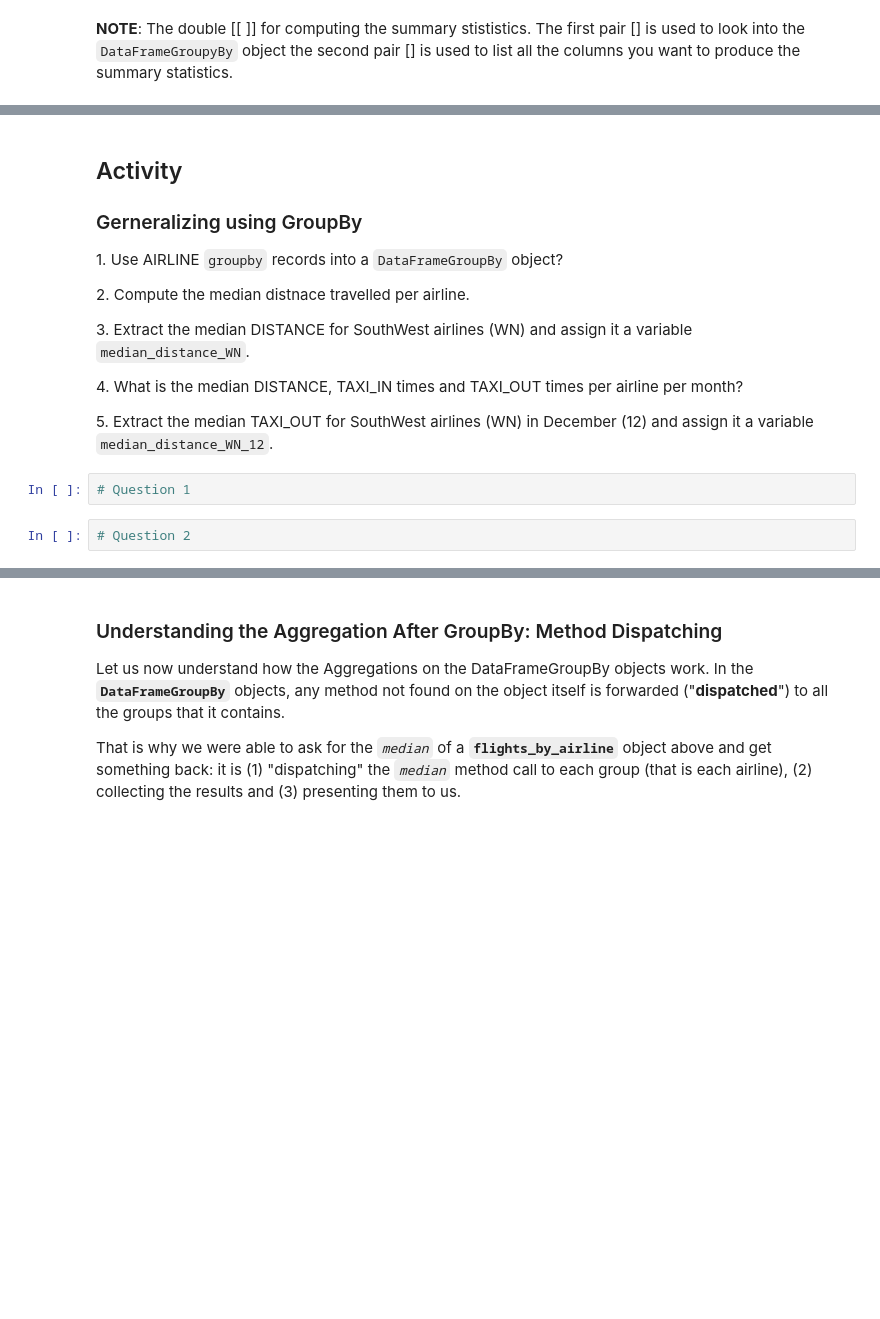
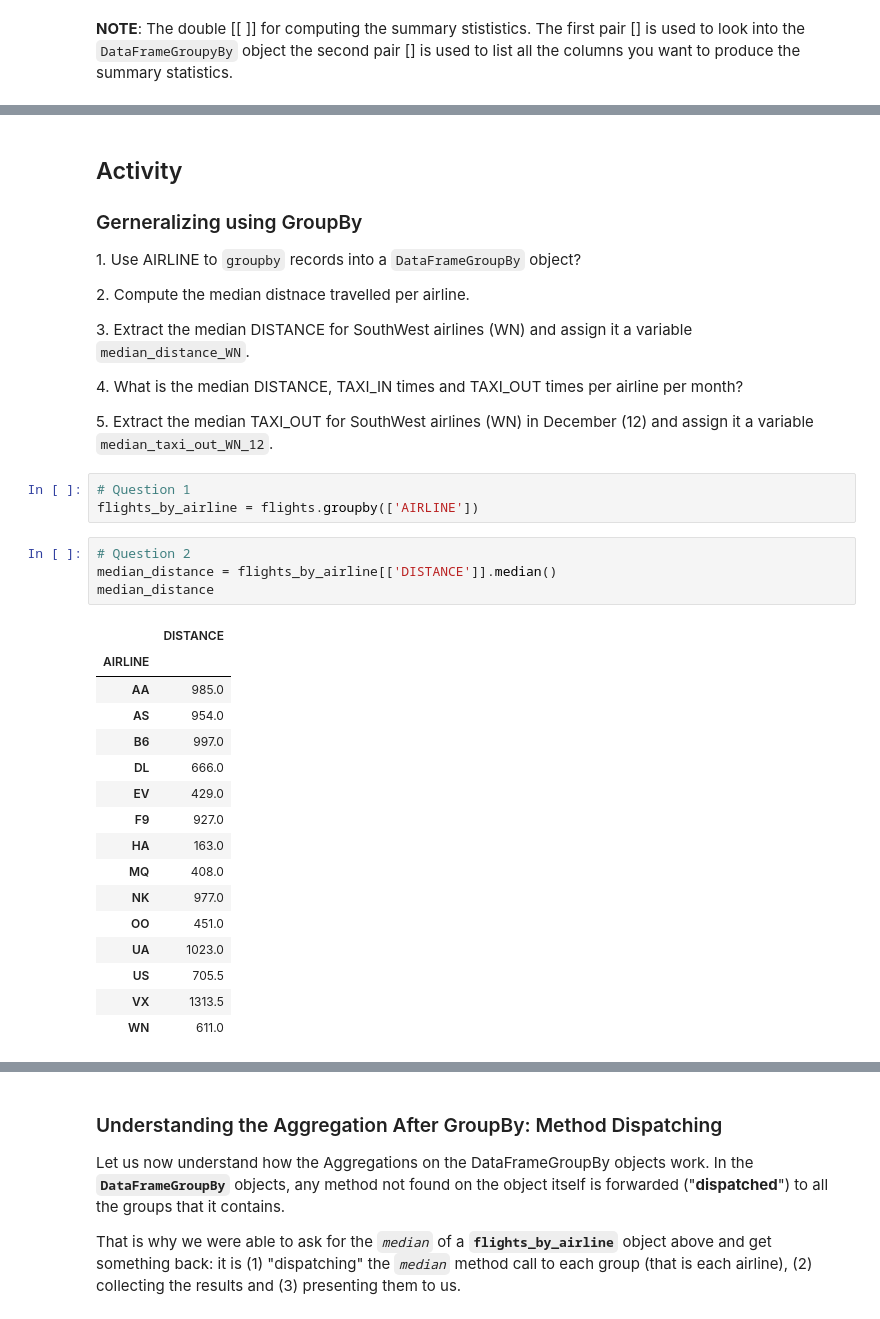
Before and after one commit to ssomanch/ITAO30210_Fall_2021, a Jupyter notebook: Lecture_17_Pandas_GroupBy_Oct_26.ipynb, the cells around one changed output, grey strips where cells are left out. Cells and saved outputs as stored; diff of their text form; blank space fills up the shorter version.

```diff
--- a/Lecture_17_Pandas_GroupBy_Oct_26.ipynb
+++ b/Lecture_17_Pandas_GroupBy_Oct_26.ipynb
@@ -188,7 +355,7 @@ avg_by_airline
 
 ### Gerneralizing using GroupBy
 
-1\. Use AIRLINE `groupby` records into a `DataFrameGroupBy` object?
+1\. Use AIRLINE to `groupby` records into a `DataFrameGroupBy` object?
 
 2\. Compute the median distnace travelled per airline.
 
@@ -196,8 +363,28 @@ avg_by_airline
 
 4\. What is the median DISTANCE, TAXI_IN times and TAXI_OUT times per airline per month?
 
-5\. Extract the median TAXI_OUT for SouthWest airlines (WN) in December (12) and assign it a variable `median_distance_WN_12`.
+5\. Extract the median TAXI_OUT for SouthWest airlines (WN) in December (12) and assign it a variable `median_taxi_out_WN_12`.
 # %%
 # Question 1
+flights_by_airline = flights.groupby(['AIRLINE'])
 # %%
 # Question 2
+median_distance = flights_by_airline[['DISTANCE']].median()
+median_distance
+# %% [output]
+|  | DISTANCE |
+| AIRLINE |  |
+| AA | 985.0 |
+| AS | 954.0 |
+| B6 | 997.0 |
+| DL | 666.0 |
+| EV | 429.0 |
+| F9 | 927.0 |
+| HA | 163.0 |
+| MQ | 408.0 |
+| NK | 977.0 |
+| OO | 451.0 |
+| UA | 1023.0 |
+| US | 705.5 |
+| VX | 1313.5 |
+| WN | 611.0 |
```
Also changed, not shown: parts of 44 cells of this notebook.
